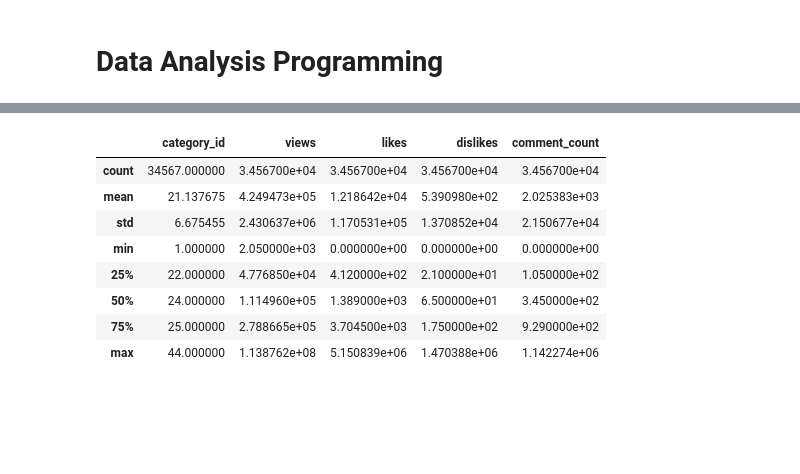
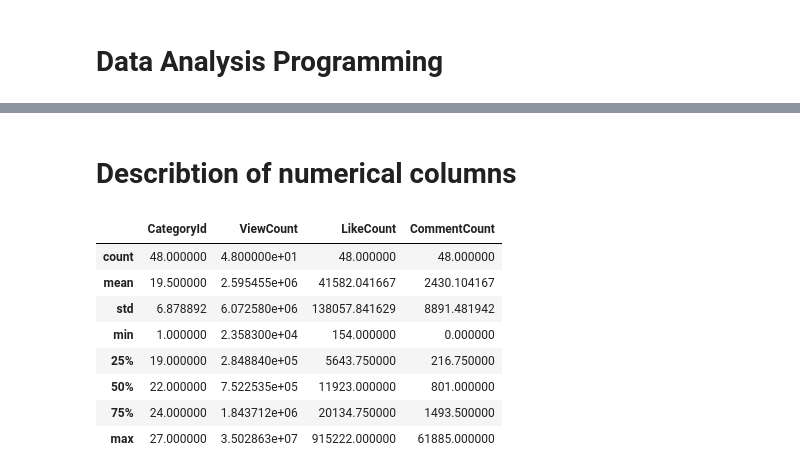
Before and after one commit to enjoy89/data_analysis_programming, a Jupyter notebook: project.ipynb, the cells around one changed output, grey strips where cells are left out. Cells and saved outputs as stored; diff of their text form; code cells hidden in the pictures; blank space fills up the shorter version.

Commit message:
Dataset 수정

```diff
--- a/project.ipynb
+++ b/project.ipynb
@@ -81,5 +85,5 @@ import pandas as pd
 # %%
-data = pd.read_csv('./dataset/youtube_video_data.csv')
-data.head()
+youtube_video_data = pd.read_csv('./dataset/my_youtube_video_data.csv')
+youtube_video_data.head()
 # %% [output]
 |  | ChannelTitle | VideoTitle | Description | PublishedAt | CategoryId | ViewCount | LikeCount | CommentCount |
@@ -91,12 +113,14 @@ data.head()
+# %% [markdown]
+# Describtion of numerical columns
 # %%
-data.describe()
+youtube_video_data.describe()
 # %% [output]
-|  | category_id | views | likes | dislikes | comment_count |
-| count | 34567.000000 | 3.456700e+04 | 3.456700e+04 | 3.456700e+04 | 3.456700e+04 |
-| mean | 21.137675 | 4.249473e+05 | 1.218642e+04 | 5.390980e+02 | 2.025383e+03 |
-| std | 6.675455 | 2.430637e+06 | 1.170531e+05 | 1.370852e+04 | 2.150677e+04 |
-| min | 1.000000 | 2.050000e+03 | 0.000000e+00 | 0.000000e+00 | 0.000000e+00 |
-| 25% | 22.000000 | 4.776850e+04 | 4.120000e+02 | 2.100000e+01 | 1.050000e+02 |
-| 50% | 24.000000 | 1.114960e+05 | 1.389000e+03 | 6.500000e+01 | 3.450000e+02 |
-| 75% | 25.000000 | 2.788665e+05 | 3.704500e+03 | 1.750000e+02 | 9.290000e+02 |
-| max | 44.000000 | 1.138762e+08 | 5.150839e+06 | 1.470388e+06 | 1.142274e+06 |
+|  | CategoryId | ViewCount | LikeCount | CommentCount |
+| count | 48.000000 | 4.800000e+01 | 48.000000 | 48.000000 |
+| mean | 19.500000 | 2.595455e+06 | 41582.041667 | 2430.104167 |
+| std | 6.878892 | 6.072580e+06 | 138057.841629 | 8891.481942 |
+| min | 1.000000 | 2.358300e+04 | 154.000000 | 0.000000 |
+| 25% | 19.000000 | 2.848840e+05 | 5643.750000 | 216.750000 |
+| 50% | 22.000000 | 7.522535e+05 | 11923.000000 | 801.000000 |
+| 75% | 24.000000 | 1.843712e+06 | 20134.750000 | 1493.500000 |
+| max | 27.000000 | 3.502863e+07 | 915222.000000 | 61885.000000 |
```
Also changed, not shown: parts of 15 cells of this notebook, 2 other files.
